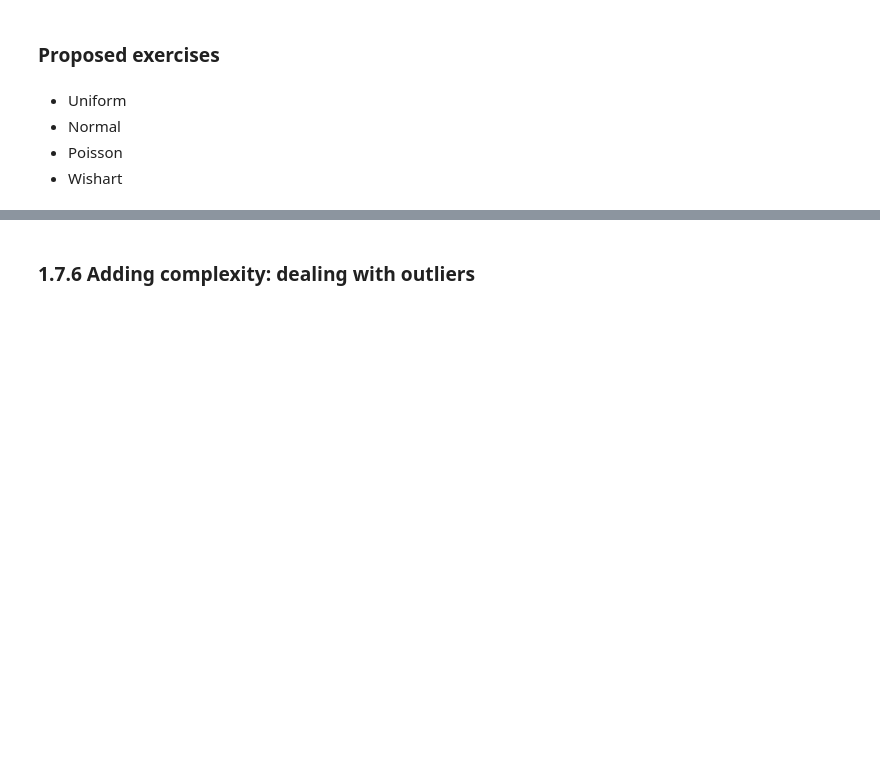
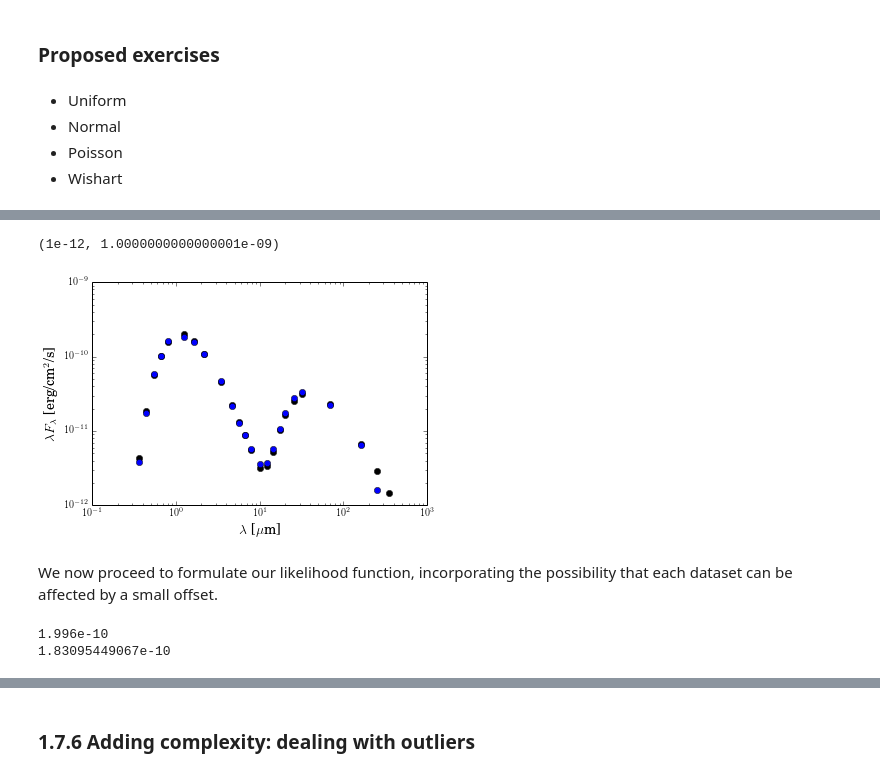
Before and after one commit to luis-sarro/ESAC-Astrostatistics-School-, a Jupyter notebook: ESAC School - Day 1 - Model Fitting.ipynb, the cells around one changed output, grey strips where cells are left out. Saved outputs shown, nothing was run; the diff lists cells and outputs as text; code cells hidden in the pictures; blank space fills up the shorter version.

```diff
--- a/ESAC School - Day 1 - Model Fitting.ipynb
+++ b/ESAC School - Day 1 - Model Fitting.ipynb
@@ -791,0 +893,71 @@ In the end, our posterior probabilities will be a PDF for all the parameters (nu
+# %%
+# compute the synthetic SED from the modified black-body model for
+# the set of parameters previously defined (but you can choose any others)
+synthetic_sed = yso_model_function(lmb,teff_star,teff_dust,beta_dust,f)
+# scale it to match the observed flux (not really needed)
+norm_factor = flux[5] / yso_model_function(lmb[5],teff_star,teff_dust,beta_dust,f)
+synthetic_sed = norm_factor * synthetic_sed
+
+# Let us add some random offset to SED subsets.[HERE]
+n_offsets = 5
+offsets = np.random.normal(0,1.0e-12,n_offsets)
+
+# Then, simulate data observations by adding Gaussian noise
+scalar_uncert = 0.05
+yso_obs = np.random.normal(loc=synthetic_sed,scale=scalar_uncert*synthetic_sed)
+
+sort_indices = np.argsort(lmb)
+lmb = lmb[sort_indices]
+yso_obs = yso_obs[sort_indices]
+nr_datasets = 5
+tmp = np.random.uniform(0,len(lmb),nr_datasets)
+dataset_inits = sorted([int(tmp[i]) for i in range(nr_datasets)])
+#print dataset_inits
+dataset_labels = np.empty(len(lmb))
+#print dataset_labels
+dataset_labels[0:dataset_inits[1]] = 1
+dataset_labels[dataset_inits[1]:dataset_inits[2]] = 2
+dataset_labels[dataset_inits[2]:dataset_inits[3]] = 3
+dataset_labels[dataset_inits[3]:dataset_inits[4]] = 4
+dataset_labels[dataset_inits[4]:] = 5
+#print dataset_labels
+yso_obs[dataset_labels==1] = yso_obs[dataset_labels==1]+offsets[0]
+yso_obs[dataset_labels==2] = yso_obs[dataset_labels==2]+offsets[1]
+yso_obs[dataset_labels==3] = yso_obs[dataset_labels==3]+offsets[2]
+yso_obs[dataset_labels==4] = yso_obs[dataset_labels==4]+offsets[3]
+yso_obs[dataset_labels==5] = yso_obs[dataset_labels==5]+offsets[4]
+
+
+plt.plot(lmb,synthetic_sed,'ok')
+plt.plot(lmb,yso_obs,'ok',color='b')
+plt.xscale('log')
+plt.yscale('log')
+plt.xlabel(r'$\lambda$ [$\mu$m]',fontsize = 14)
+plt.ylabel(r'$\lambda F_{\lambda}$ [erg/cm$^{2}$/s]',fontsize = 14)
+plt.ylim(1e-12,)
+# %% [output]
+(1e-12, 1.0000000000000001e-09)
+[figure, added]
+# %% [markdown]
+We now proceed to formulate our likelihood function, incorporating the possibility that each dataset can be affected by a small offset.
+# %%
+def log_likelihood(theta,nuisance,lambda_obs,flux_obs,error_obs):
+    tstar = theta[0]
+    tdust = theta[1]
+    beta = theta[2]
+    f = theta[3]
+    flux_model = yso_model_function(lambda_obs,tstar,tdust,beta,f)
+# The normalization here is hardcoded [TO BE IMPROVED]
+    norm_factor = flux[5]/yso_model_function(lambda_obs[5],tstar,tdust,beta,f)
+    flux_model = flux_model * norm_factor
+    tmp = error_obs**2.0
+    for idx in range(len(nuisance)):
+        flux_obs[dataset_label==idx+1] = flux_obs[dataset_label==idx+1]-nuisance[idx]
+    value = -np.sum(((flux_obs - flux_model)/error_obs)**2)
+    return value
+
+print(flux[5])
+print(yso_obs[5])
+# %% [output]
+1.996e-10
+1.83095449067e-10
```
Also changed, not shown: parts of 39 cells of this notebook.
